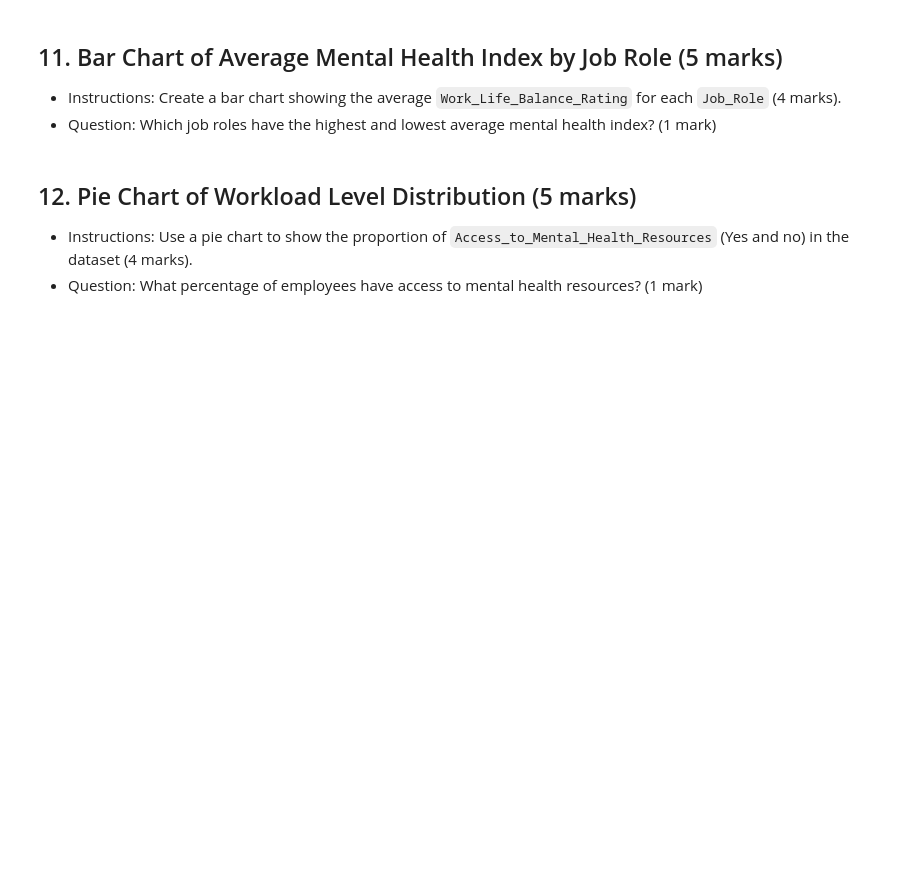
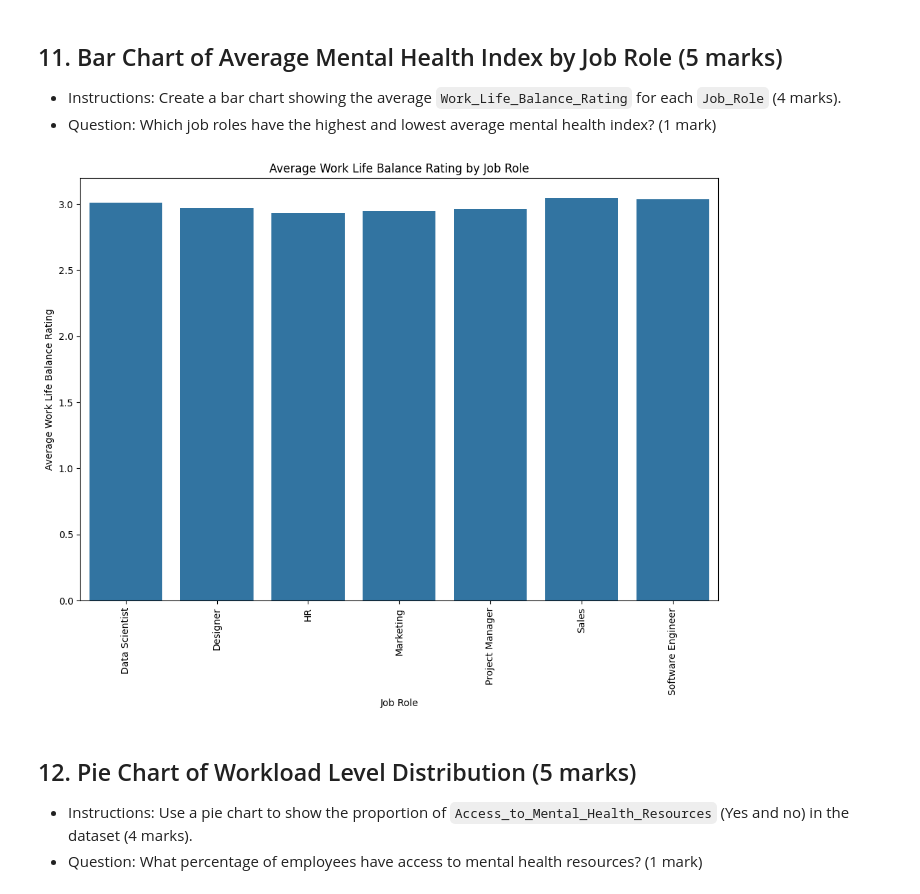
Before and after one commit to Bulushi9/PythonDA-course, a Jupyter notebook: Copy_of_Data_Analytics_with_Python_Assessment.ipynb, the cells around one changed output. Drawn from its saved outputs; the diff is of its cells as text; code cells hidden in the pictures; blank space fills up the shorter version.

```diff
--- a/Copy_of_Data_Analytics_with_Python_Assessment.ipynb
+++ b/Copy_of_Data_Analytics_with_Python_Assessment.ipynb
@@ -192,0 +215,8 @@ Instructions: Use individual commands to find the statistical summary.
+# %%
+job_role_means = data.groupby('Job_Role')['Work_Life_Balance_Rating'].mean()
+print("Average Work_Life_Balance_Rating by Job Role:\n", job_role_means)
+
+highest_mhi_role = job_role_means.idxmax()
+print(f"Job role with the highest average mental health: {highest_mhi_role}")
+
+# Sales
@@ -216,3 +277,16 @@ Instructions: Use individual commands to find the statistical summary.
+# %%
+plt.figure(figsize=(12, 8))
+sns.barplot(data=job_role_means.reset_index(), x='Job_Role', y='Work_Life_Balance_Rating')
+plt.xticks(rotation=90)
+plt.title('Average Work Life Balance Rating by Job Role')
+plt.xlabel('Job Role')
+plt.ylabel('Average Work Life Balance Rating')
+plt.show()
+
+# Highest: Sales
+# Lowest: HR
+# %% [output]
+[figure, added]
 # %% [markdown]
 ## 12. Pie Chart of Workload Level Distribution (5 marks)
 - Instructions: Use a pie chart to show the proportion of `Access_to_Mental_Health_Resources` (Yes and no) in the dataset (4 marks).
```
Also changed, not shown: parts of 37 cells of this notebook.
